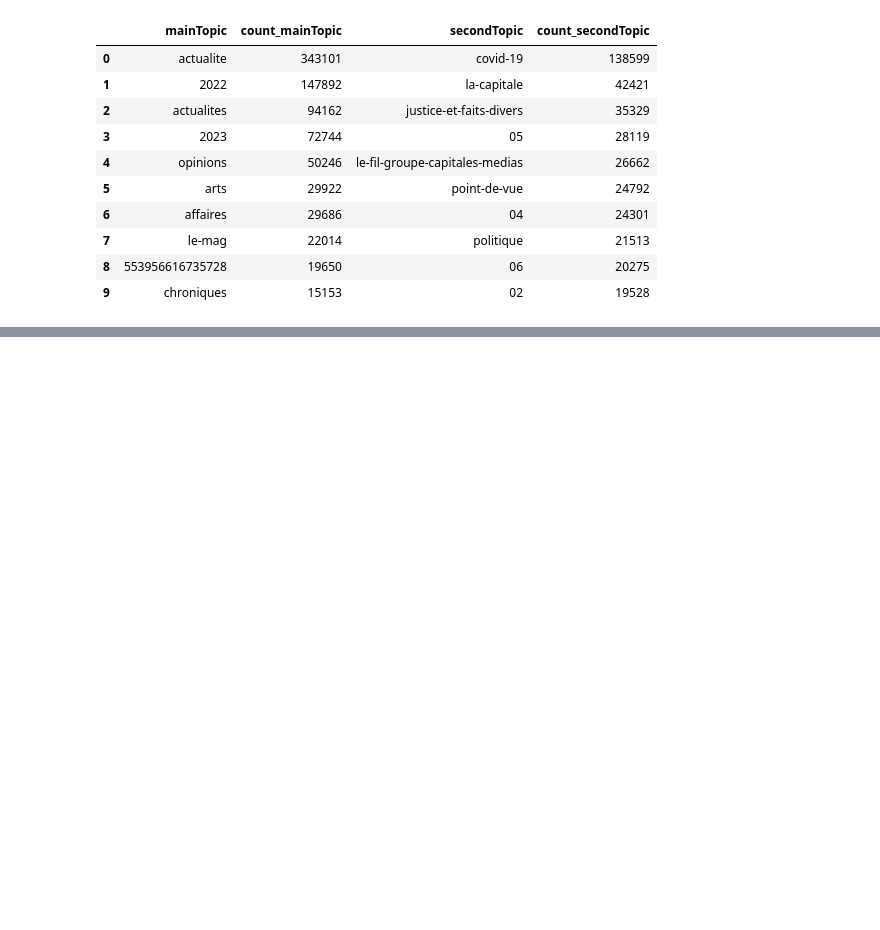
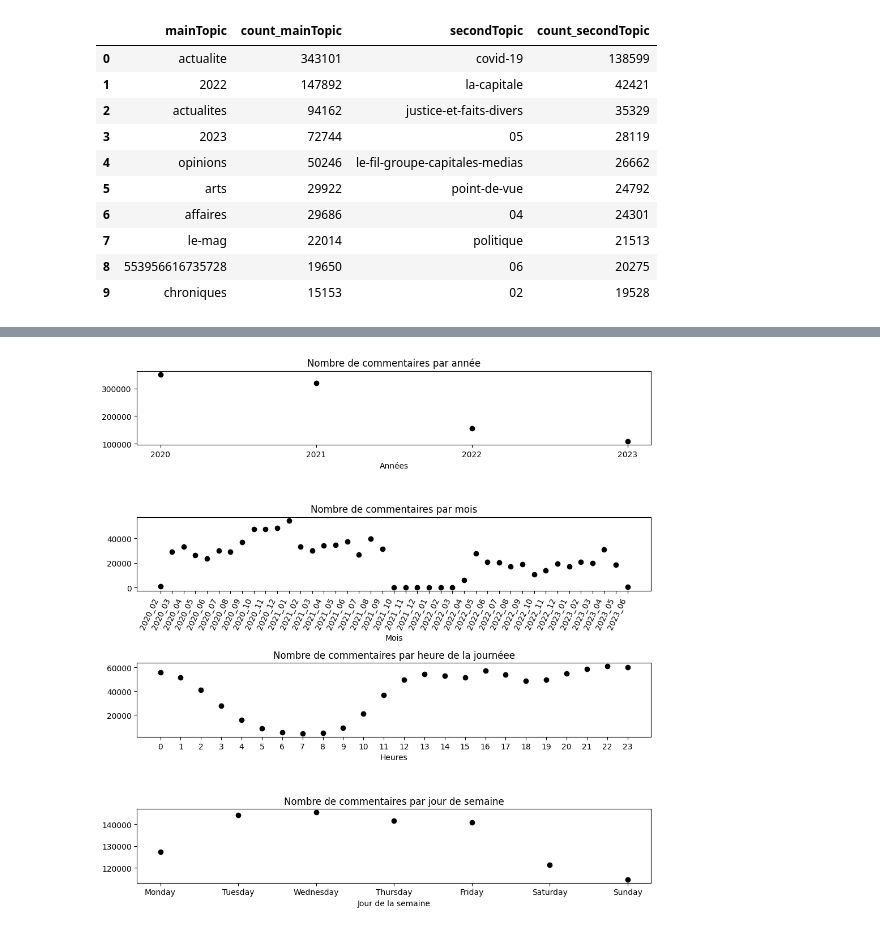
Before and after one commit to caseguin/GLO-7027, a Jupyter notebook: charles_workspace/charles_rapport1.ipynb, the cells around one changed output, grey strips where cells are left out. Drawn from its saved outputs; the diff is of its cells as text; code cells hidden in the pictures; blank space fills up the shorter version.

```diff
--- a/charles_workspace/charles_rapport1.ipynb
+++ b/charles_workspace/charles_rapport1.ipynb
@@ -187,0 +208,56 @@ top_topic.head(10)
+# %%
+df_merge['time'] = pd.to_datetime(df_merge['created_time_comments'])
+df_merge['hour'] = df_merge['time'].dt.hour
+df_merge['month'] = df_merge['time'].dt.strftime('%m')
+df_merge['year'] = df_merge['time'].dt.year
+df_merge['year_month'] = df_merge['year'].astype(str) + '_' + df_merge['month'].astype(str)
+df_merge['weekday'] = df_merge['time'].dt.day_name()
+
+weekday_order = {
+    'Monday': 1,
+    'Tuesday': 2,
+    'Wednesday': 3,
+    'Thursday': 4,
+    'Friday': 5,
+    'Saturday': 6,
+    'Sunday': 7
+}
+
+group_year =    df_merge.groupby('year').size().to_frame('count').reset_index()
+group_month =   df_merge.groupby('month').size().to_frame('count').reset_index()
+group_hour =    df_merge.groupby('hour').size().to_frame('count').reset_index()
+group_weekday = df_merge.groupby('weekday').size().to_frame('count').reset_index()
+group_yearMonth = df_merge.groupby('year_month').size().to_frame('count').reset_index()
+
+# Changer l'ordre des jours de la semaine
+group_weekday['weekday_order'] = group_weekday['weekday'].map(weekday_order)
+group_weekday = group_weekday.sort_values(by='weekday_order').drop(columns='weekday_order').reset_index(drop=True)
+
+figure, axis = plt.subplots(4,1, figsize=(10,10))
+
+axis[0].scatter(x=group_year['year'], y=group_year['count'], c='black')
+axis[0].set_xticks(group_year['year'])
+axis[0].set_title('Nombre de commentaires par année')
+axis[0].set_xlabel('Années')
+
+axis[1].scatter(x=group_yearMonth['year_month'], y=group_yearMonth['count'], c='black')
+axis[1].set_xticks(group_yearMonth['year_month'])
+axis[1].set_xticklabels(group_yearMonth['year_month'], rotation=65, ha='right')
+axis[1].set_title('Nombre de commentaires par mois')
+axis[1].set_xlabel('Mois')
+
+axis[2].scatter(x=group_hour['hour'], y=group_hour['count'], c='black')
+axis[2].set_xticks(group_hour['hour'])
+axis[2].set_title('Nombre de commentaires par heure de la journéee')
+axis[2].set_xlabel('Heures')
+
+axis[3].scatter(x=group_weekday['weekday'], y=group_weekday['count'], c='black')
+axis[3].set_xticks(group_weekday['weekday'])
+axis[3].set_title('Nombre de commentaires par jour de semaine')
+axis[3].set_xlabel('Jour de la semaine')
+
+figure.tight_layout()
+plt.savefig(parent + '\\figures\\' + 'scatter_time.png')
+plt.show()
+# %% [output]
+[figure, added]
```
Also changed, not shown: parts of 5 cells of this notebook.
